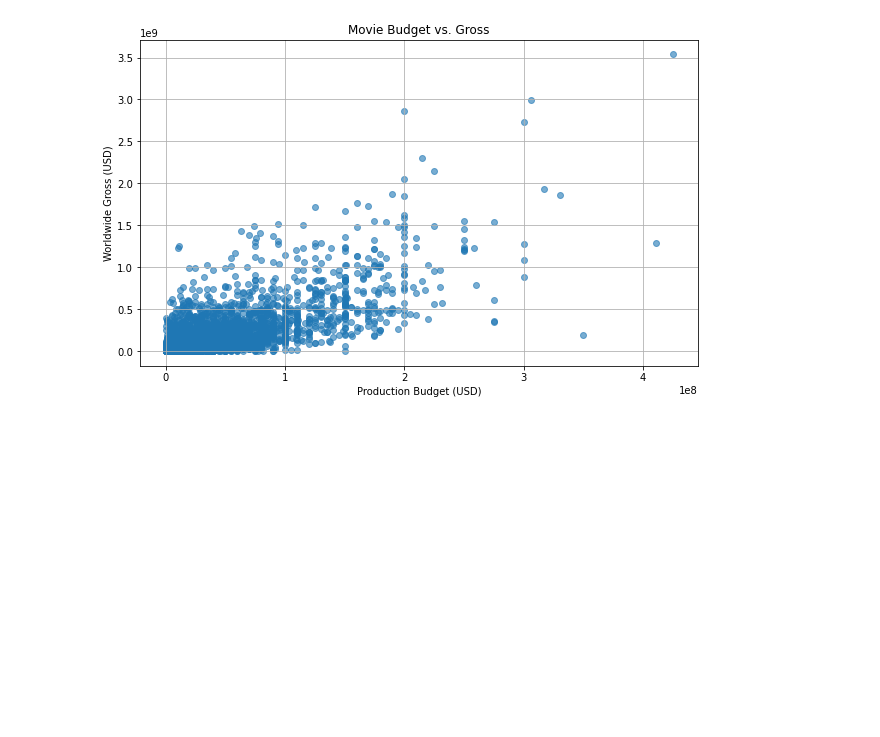
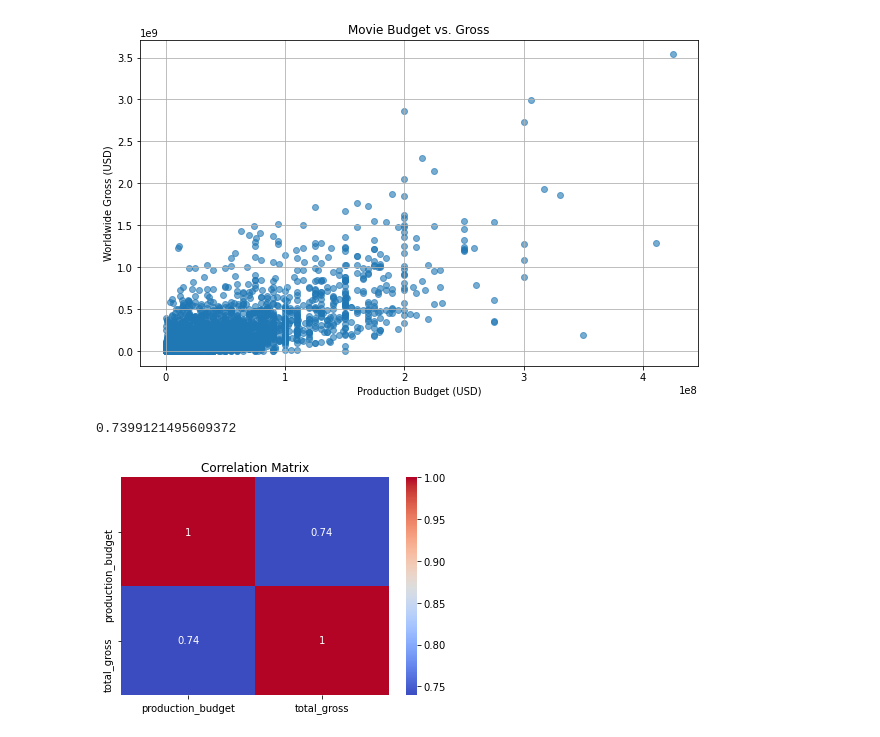
Before and after one commit to Christine-Muhoro/movie_group_project, a Jupyter notebook: notebooks/kuria.ipynb, the cells around one changed output. Cells and saved outputs as stored; diff of their text form; code cells hidden in the pictures; blank space fills up the shorter version.

```diff
--- a/notebooks/kuria.ipynb
+++ b/notebooks/kuria.ipynb
@@ -518,3 +520,15 @@ plt.grid(True)
 plt.show()
 # %% [output]
 [figure]
+# %%
+df_5['production_budget'].corr(df_5['total_gross'])
+# %% [output]
+0.7399121495609372
+# %%
+
+corr = df_5[['production_budget', 'total_gross']].corr()
+sns.heatmap(corr, annot=True, cmap='coolwarm')
+plt.title('Correlation Matrix')
+plt.show()
+# %% [output]
+[figure, added]
```
Also changed, not shown: parts of 20 cells of this notebook.
